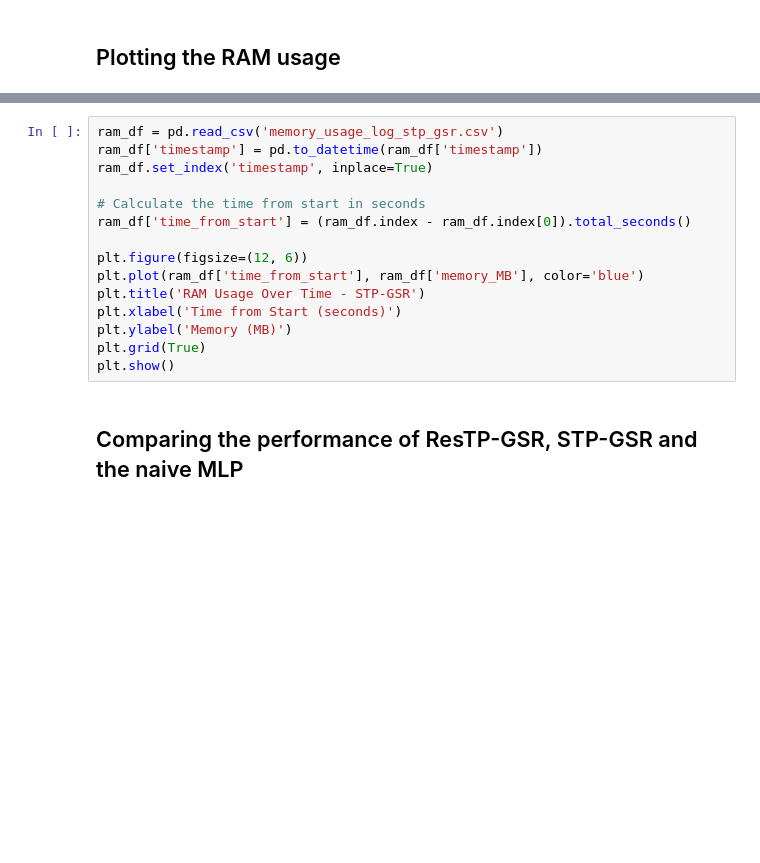
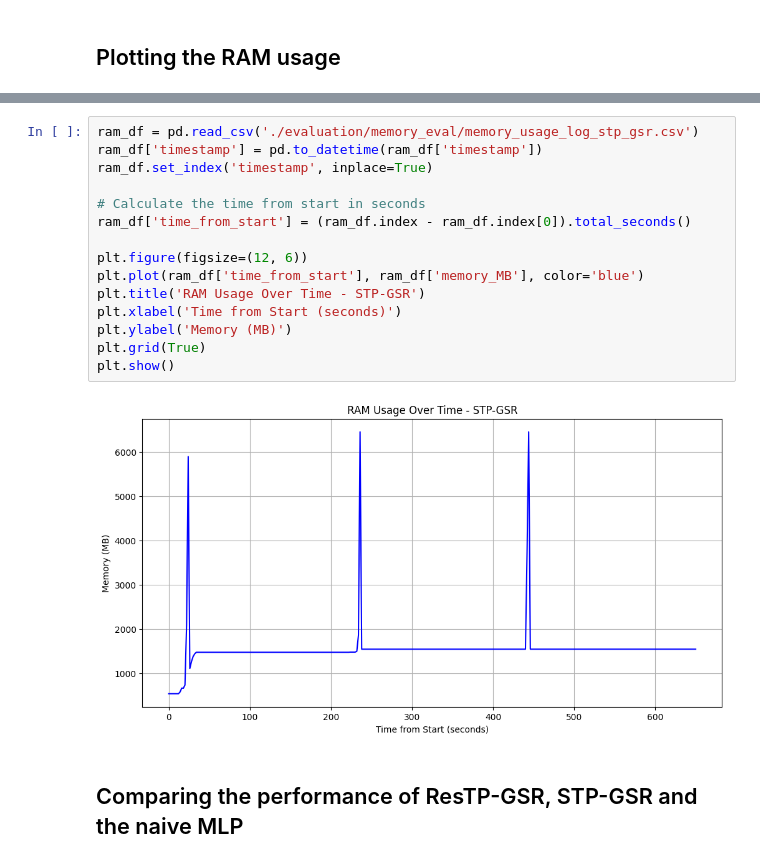
Before and after one commit to michaelhod/Generative-GNN-Brain-Graphs, a Jupyter notebook: plotting.ipynb, the cells around one changed output, grey strips where cells are left out. Cells and saved outputs as stored; diff of their text form; blank space fills up the shorter version.

```diff
--- a/plotting.ipynb
+++ b/plotting.ipynb
@@ -75,20 +75,22 @@ plt.show()
 # %% [output]
 [figure]
 # %%
-ram_df = pd.read_csv('memory_usage_log_stp_gsr.csv')
+ram_df = pd.read_csv('./evaluation/memory_eval/memory_usage_log_stp_gsr.csv')
 ram_df['timestamp'] = pd.to_datetime(ram_df['timestamp'])
 ram_df.set_index('timestamp', inplace=True)
 
 # Calculate the time from start in seconds
 ram_df['time_from_start'] = (ram_df.index - ram_df.index[0]).total_seconds()
 
 plt.figure(figsize=(12, 6))
 plt.plot(ram_df['time_from_start'], ram_df['memory_MB'], color='blue')
 plt.title('RAM Usage Over Time - STP-GSR')
 plt.xlabel('Time from Start (seconds)')
 plt.ylabel('Memory (MB)')
 plt.grid(True)
 plt.show()
+# %% [output]
+[figure, added]
 # %% [markdown]
 ## Comparing the performance of ResTP-GSR, STP-GSR and the naive MLP
 # %%
```
Also changed, not shown: parts of 3 cells of this notebook, 15 other files.
